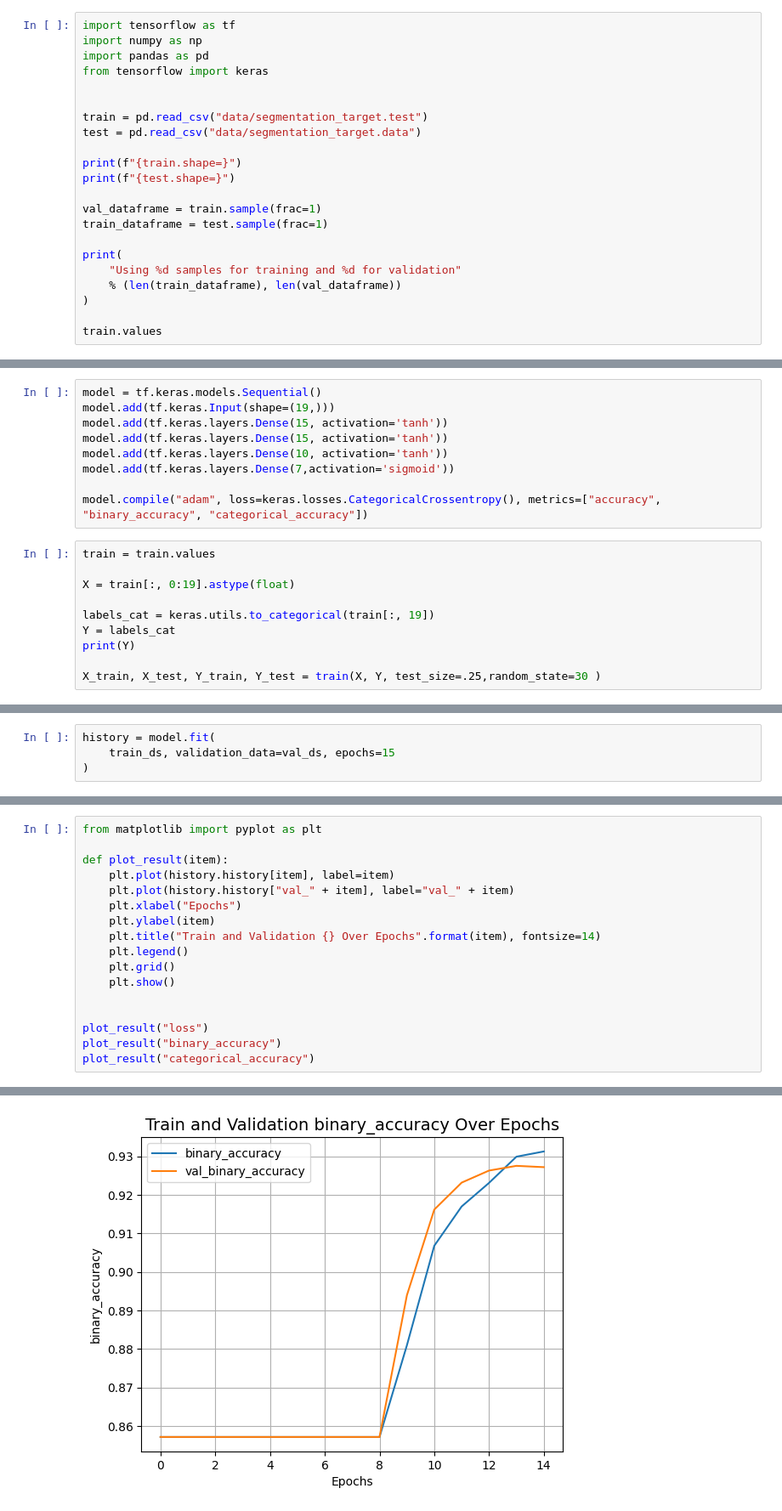
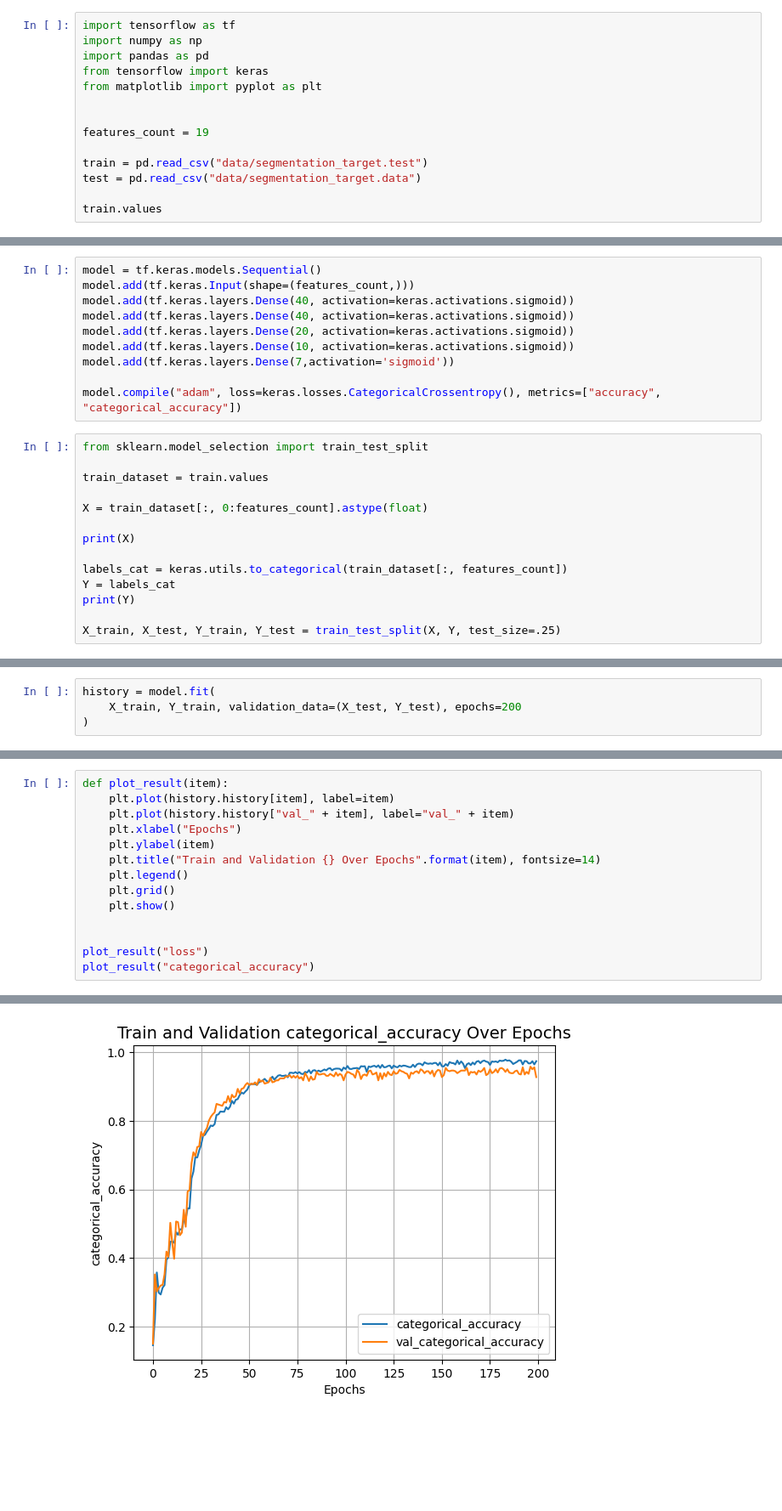
Before and after one commit to WorldOverHeaven/neural_networks, a Jupyter notebook: bdz/keras.ipynb, the cells around one changed output, grey strips where cells are left out. Shown at 85% size. Drawn from its saved outputs; the diff is of its cells as text; blank space fills up the shorter version.

Commit message:
create and train model

```diff
--- a/bdz/keras.ipynb
+++ b/bdz/keras.ipynb
@@ -3,21 +3,13 @@ import tensorflow as tf
 import numpy as np
 import pandas as pd
 from tensorflow import keras
+from matplotlib import pyplot as plt
 
+
+features_count = 19
 
 train = pd.read_csv("data/segmentation_target.test")
 test = pd.read_csv("data/segmentation_target.data")
 
-print(f"{train.shape=}")
-print(f"{test.shape=}")
-
-val_dataframe = train.sample(frac=1)
-train_dataframe = test.sample(frac=1)
-
-print(
-    "Using %d samples for training and %d for validation"
-    % (len(train_dataframe), len(val_dataframe))
-)
-
 train.values
 # %% [output]
@@ -223,20 +118,25 @@ def encode_numerical_feature(feature, name, dataset):
 # %%
 model = tf.keras.models.Sequential()
-model.add(tf.keras.Input(shape=(19,)))
-model.add(tf.keras.layers.Dense(15, activation='tanh'))
-model.add(tf.keras.layers.Dense(15, activation='tanh'))
-model.add(tf.keras.layers.Dense(10, activation='tanh'))
+model.add(tf.keras.Input(shape=(features_count,)))
+model.add(tf.keras.layers.Dense(40, activation=keras.activations.sigmoid))
+model.add(tf.keras.layers.Dense(40, activation=keras.activations.sigmoid))
+model.add(tf.keras.layers.Dense(20, activation=keras.activations.sigmoid))
+model.add(tf.keras.layers.Dense(10, activation=keras.activations.sigmoid))
 model.add(tf.keras.layers.Dense(7,activation='sigmoid'))
 
-model.compile("adam", loss=keras.losses.CategoricalCrossentropy(), metrics=["accuracy", "binary_accuracy", "categorical_accuracy"])
+model.compile("adam", loss=keras.losses.CategoricalCrossentropy(), metrics=["accuracy", "categorical_accuracy"])
 # %%
-train = train.values
+from sklearn.model_selection import train_test_split
 
-X = train[:, 0:19].astype(float)
+train_dataset = train.values
 
-labels_cat = keras.utils.to_categorical(train[:, 19])
+X = train_dataset[:, 0:features_count].astype(float)
+
+print(X)
+
+labels_cat = keras.utils.to_categorical(train_dataset[:, features_count])
 Y = labels_cat
 print(Y)
 
-X_train, X_test, Y_train, Y_test = train(X, Y, test_size=.25,random_state=30 )
+X_train, X_test, Y_train, Y_test = train_test_split(X, Y, test_size=.25)
 # %% [output]
@@ -250,5 +163,5 @@ You must install pydot (`pip install pydot`) and install graphviz (see instructi
 # %%
 history = model.fit(
-    train_ds, validation_data=val_ds, epochs=15
+    X_train, Y_train, validation_data=(X_test, Y_test), epochs=200
 )
 # %% [output]
@@ -260,6 +185,4 @@ ValueError: in user code:
 # %%
-from matplotlib import pyplot as plt
-
 def plot_result(item):
     plt.plot(history.history[item], label=item)
     plt.plot(history.history["val_" + item], label="val_" + item)
@@ -272,6 +195,5 @@ def plot_result(item):
 
 
 plot_result("loss")
-plot_result("binary_accuracy")
 plot_result("categorical_accuracy")
 # %% [output]
@@ -279 +201 @@ plot_result("categorical_accuracy")
-[figure, old version]
+[figure, new version]
```
Also changed, not shown: parts of 20 cells of this notebook, 2 other files.
